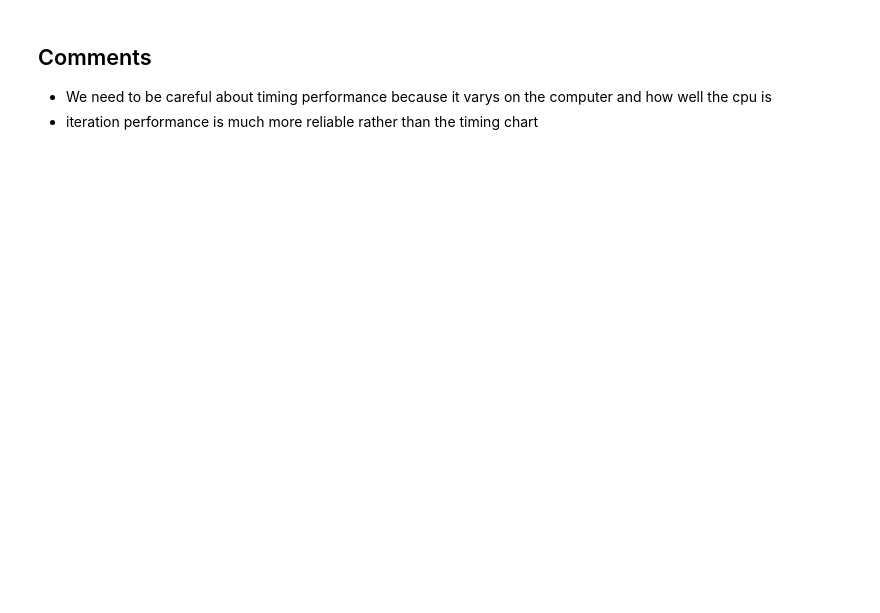
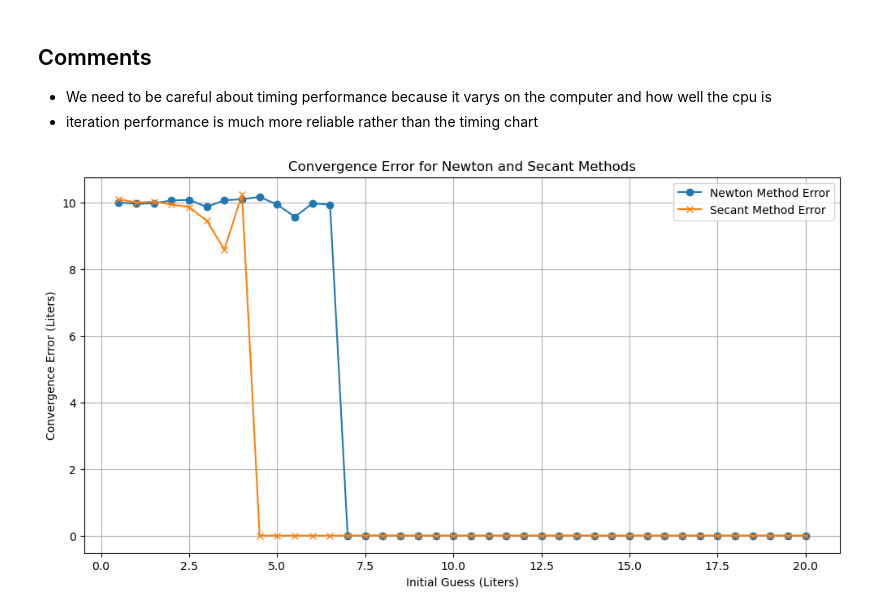
Before and after one commit to reese-karo/104-Series-UCSB, a Jupyter notebook: Computational_project.ipynb, the cells around one changed output. Cells and saved outputs as stored; diff of their text form; code cells hidden in the pictures; blank space fills up the shorter version.

Commit message:
New Visualizations

```diff
--- a/Computational_project.ipynb
+++ b/Computational_project.ipynb
@@ -389,3 +389,64 @@ plt.show()
 ## Comments
 - We need to be careful about timing performance because it varys on the computer and how well the cpu is
 - iteration performance is much more reliable rather than the timing chart
+# %%
+import numpy as np
+import matplotlib.pyplot as plt
+
+def newtons_error(f, df, true_V, x0, tol=1e-8, max_iterations=100):
+    for i in range(max_iterations):
+        x1 = x0 - f(x0)/df(x0)
+        if np.abs(x1 - x0) < tol:
+            converging_error = np.abs(x1 - true_V)
+            return x1, i+1, converging_error
+        x0 = x1
+    converging_error = np.abs(x0 - true_V)
+    return x0, max_iterations, converging_error
+
+def secant_error(f, true_V, x0, x1, tol=1e-8, max_iterations=100):
+    for i in range(max_iterations):
+        x2 = x1 - f(x1) * ((x1 - x0) / (f(x1) - f(x0)))
+        if np.abs(x2 - x1) < tol:
+            converging_error = np.abs(x2 - true_V)
+            return x2, i+1, converging_error
+        x0, x1 = x1, x2
+    converging_error = np.abs(x1 - true_V)
+    return x1, max_iterations, converging_error
+
+
+# Parameters for finding the volume using van der Waals equation
+P = 120  # Pressure in atm
+T = 696  # Temperature in Kelvin
+a = 0.0341  # Attraction parameter in L^2 / ATM / mol^2
+b = 0.0237  # Volume correction in L/mol
+n = 20  # Number of moles
+true_V = 10 # Liters
+
+# Define the function and its derivative
+f = lambda V: van_der_waals(V, P=P, T=T, a=a, b=b, n=n)
+f_prime = lambda V: derivative_van(V, P=P, T=T, a=a, b=b, n=n)
+
+initial_guesses = np.linspace(0.5, 20, 40)  # Varying initial guesses for both methods
+
+newton_results = [newtons_error(f, f_prime, true_V, x0=guess) for guess in initial_guesses]
+secant_results = [secant_error(f, true_V, x0=guess, x1=guess+10) for guess in initial_guesses]
+
+newton_error_results = [result[2] for result in newton_results]
+secant_error_results = [result[2] for result in secant_results]
+
+plt.figure(figsize=(12, 6))
+
+# Plotting Newton's method errors
+plt.plot(initial_guesses, newton_error_results, label='Newton Method Error', marker='o')
+
+# Plotting Secant method errors
+plt.plot(initial_guesses, secant_error_results, label='Secant Method Error', marker='x')
+
+plt.xlabel('Initial Guess (Liters)')
+plt.ylabel('Convergence Error (Liters)')
+plt.title('Convergence Error for Newton and Secant Methods')
+plt.legend()
+plt.grid(True)
+plt.show()
+# %% [output]
+[figure, added]
```
Also changed, not shown: parts of 6 cells of this notebook, 1 other file.
